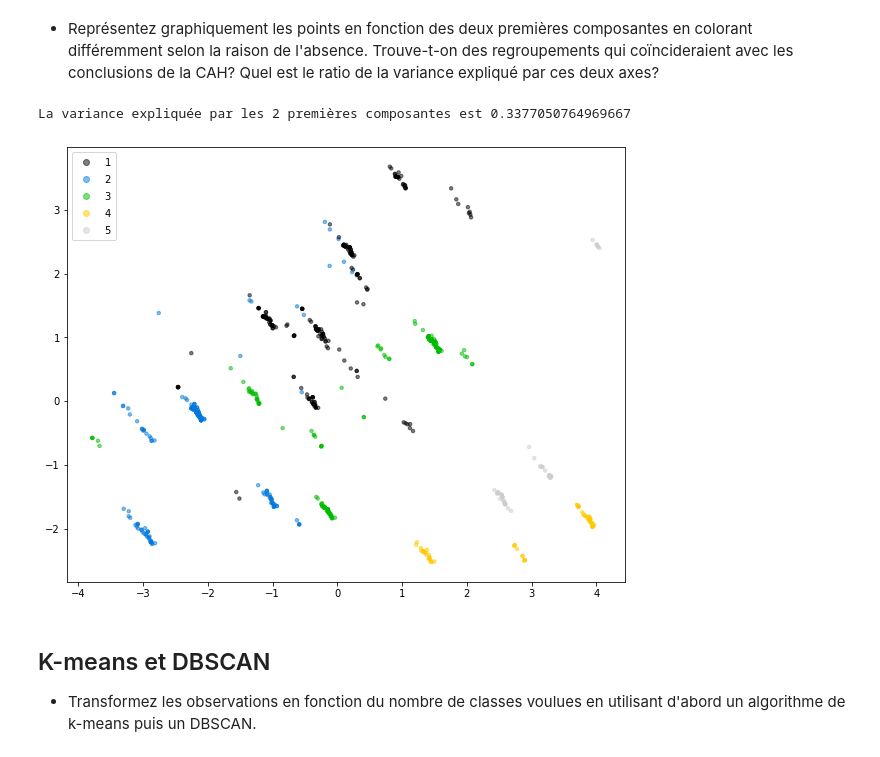
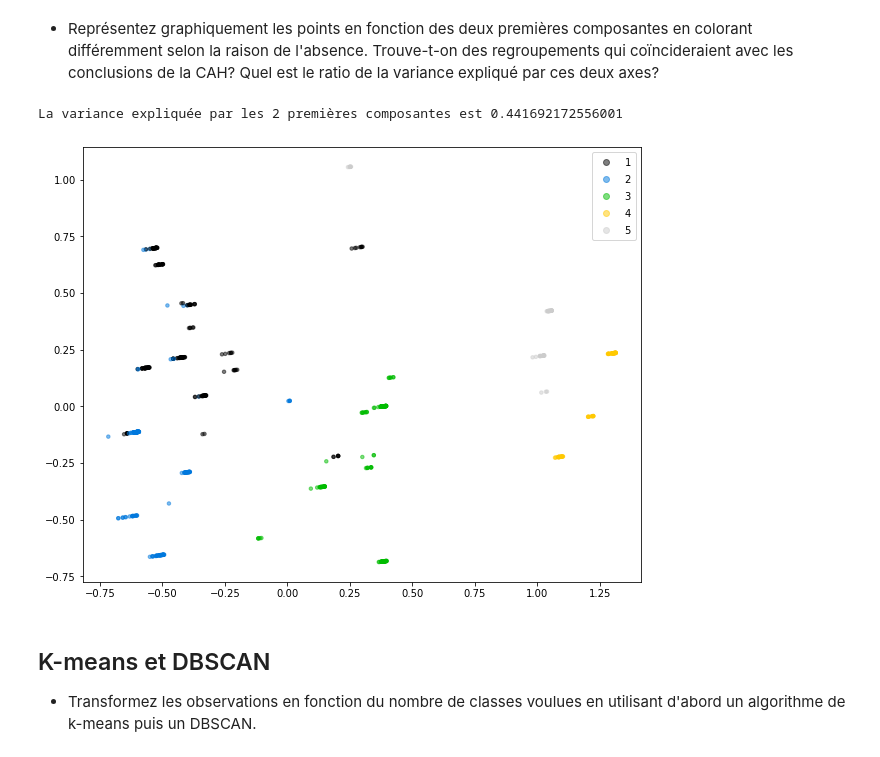
Before and after one commit to louiskuhn/IA-P2-Euskadi, a Jupyter notebook: Ressources/Machine Learning/Clustering/Clustering - cas pratique/Cas pratique clustering.ipynb, the cells around one changed output. Saved outputs shown, nothing was run; the diff lists cells and outputs as text; code cells hidden in the pictures.

```diff
--- a/Ressources/Machine Learning/Clustering/Clustering - cas pratique/Cas pratique clustering.ipynb
+++ b/Ressources/Machine Learning/Clustering/Clustering - cas pratique/Cas pratique clustering.ipynb
@@ -68,13 +68,13 @@ df.head()
 # MinMaxscaler ne modifie pas les dummies et permet de mettre les
 # variables continues à la même échelle entre 0 et 1
 sc = MinMaxScaler()
-df = sc.fit_transform(df)
+df_minmax = sc.fit_transform(df)
 # %% [markdown]
 
 - Affichez le dendogramme d'une analyse CAH et justifiez un choix de nombre de classes.
 # %%
 # On fait d'abord la matrice de liens :
-mat_lien = linkage(df, method='ward', metric='euclidean')
+mat_lien = linkage(df_minmax, method='ward', metric='euclidean')
 mat_lien
 # %% [output]
 array([[   0.        ,    4.        ,    0.        ,    2.        ],
@@ -145,6 +133,6 @@ df_std = StandardScaler().fit_transform(df)
 # %%
 # graphique variance/nb de composantes
-pca = PCA().fit(df_std)
+pca = PCA().fit(df_minmax)
 plt.plot(np.cumsum(pca.explained_variance_ratio_))
 plt.xlabel('nombre de composantes')
 plt.ylabel('part de la variance expliquée');
@@ -156,20 +144,20 @@ On voit qu'autour de 10 composantes, on expliqe environ 80% de la variance.
 - Représentez graphiquement les points en fonction des deux premières composantes en colorant différemment selon la raison de l'absence. Trouve-t-on des regroupements qui coïncideraient avec les conclusions de la CAH?  Quel est le ratio de la variance expliqué par ces deux axes?
 # %%
 # on récupère la projection sur les composantes principales
-X_pca = pca.transform(df_std)
+X_pca = pca.transform(df_minmax)
 
 # on trace les calasses obtenues par la CAH sur les 2 premières composantes
 plt.figure(figsize=(10,8))
 scat = plt.scatter(X_pca[:,0], X_pca[:,1],
                    c=classes_cah, cmap=plt.cm.get_cmap('nipy_spectral'),
                    alpha=0.5, s=12)
 plt.legend(*scat.legend_elements());
 
 # variance expliquée
 print(f"La variance expliquée par les 2 premières composantes est {pca.explained_variance_ratio_[:2].sum()}")
 # %% [output]
-La variance expliquée par les 2 premières composantes est 0.3377050764969667
+La variance expliquée par les 2 premières composantes est 0.441692172556001
-[figure, old version]
+[figure, new version]
 # %% [markdown]
 ## K-means et DBSCAN
 - Transformez les observations en fonction du nombre de classes voulues en utilisant d'abord un algorithme de k-means puis un DBSCAN.
```
Also changed, not shown: parts of 26 cells of this notebook, 1 other file.
